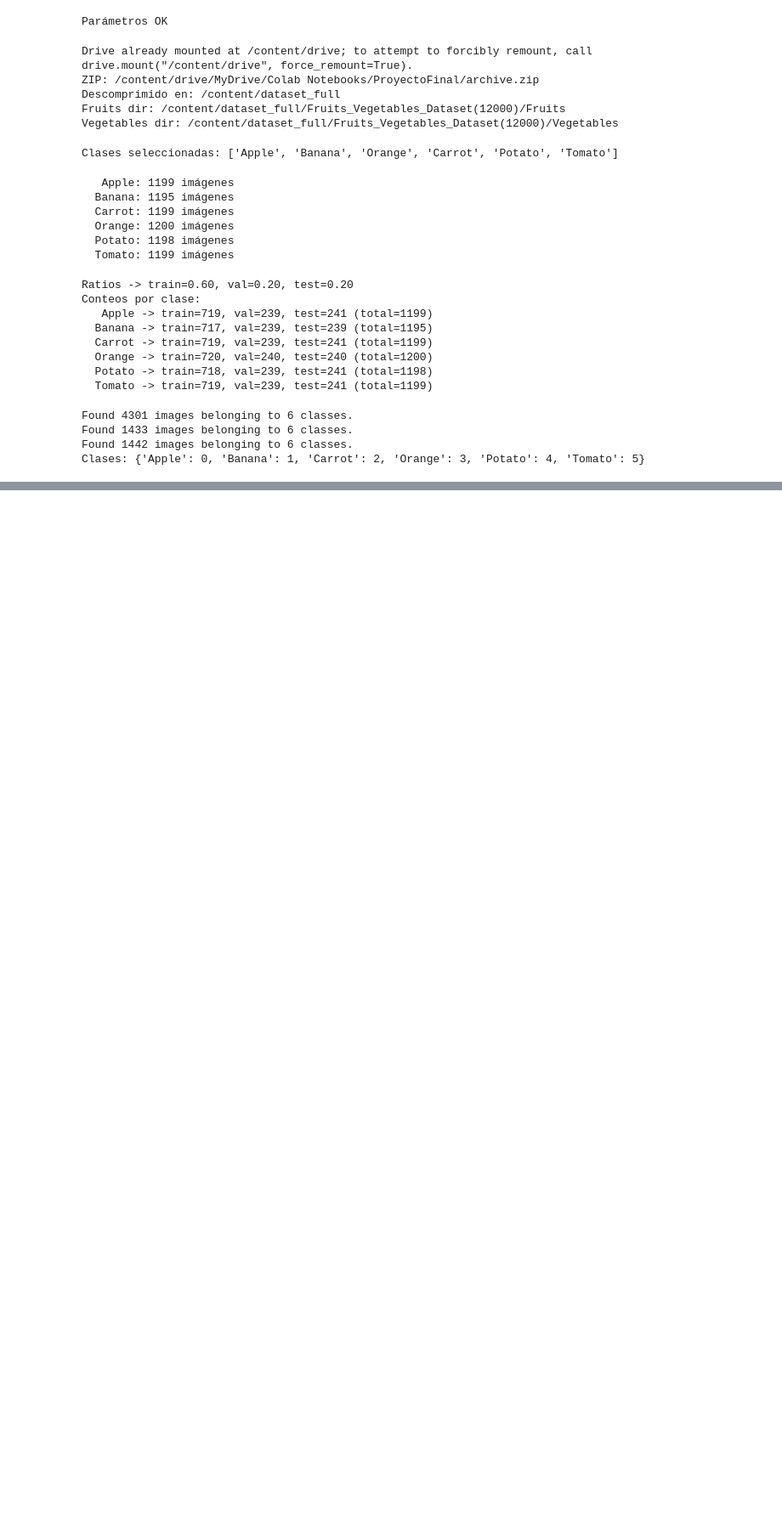
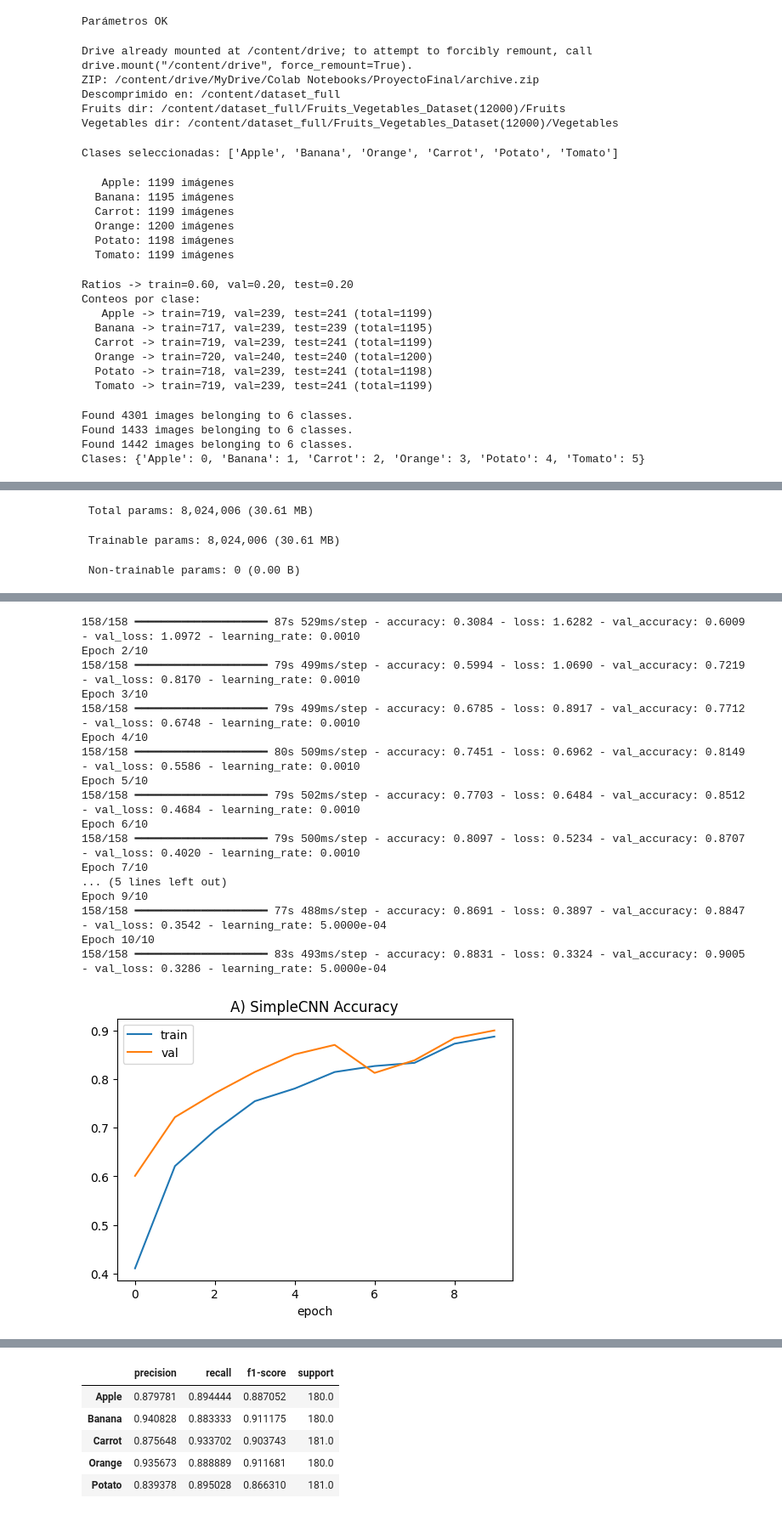
Before and after one commit to DanielCalderon97/Proyecto_Final_Text_Minning_Image, a Jupyter notebook: ProyectoFinal_Parte2.ipynb, the cells around one changed output, grey strips where cells are left out. Shown at 85% size. Cells and saved outputs as stored; diff of their text form; code cells hidden in the pictures; blank space fills up the shorter version.

```diff
--- a/ProyectoFinal_Parte2.ipynb
+++ b/ProyectoFinal_Parte2.ipynb
@@ -357,0 +477,33 @@ weighted avg       0.86      0.85      0.85      1442
+# %%
+# Modelo A (SimpleCNN)
+from tensorflow.keras import layers, models, optimizers
+
+channels = 3 if COLOR_MODE == "rgb" else 1
+input_shape = (IMG_SIZE[0], IMG_SIZE[1], channels)
+
+def build_simple_cnn(input_shape, num_classes):
+    x_in = layers.Input(shape=input_shape)
+    x = layers.Conv2D(32, 3, padding="same", activation="relu")(x_in)
+    x = layers.MaxPooling2D()(x)
+    x = layers.Conv2D(64, 3, padding="same", activation="relu")(x)
+    x = layers.MaxPooling2D()(x)
+    x = layers.Conv2D(128, 3, padding="same", activation="relu")(x)
+    x = layers.MaxPooling2D()(x)
+    x = layers.Flatten()(x)
+    x = layers.Dense(128, activation="relu")(x)
+    x = layers.Dropout(0.3)(x)
+    out = layers.Dense(num_classes, activation="softmax")(x)
+    return models.Model(x_in, out, name="SimpleCNN")
+
+model_A = build_simple_cnn(input_shape, num_classes)
+model_A.compile(optimizer=optimizers.Adam(1e-3), loss="categorical_crossentropy", metrics=["accuracy"])
+model_A.summary()
+
+hist_A = model_A.fit(train_gen, validation_data=val_gen, epochs=EPOCHS, callbacks=common_callbacks(), verbose=1)
+plot_curves(hist_A, "A) SimpleCNN")
+
+loss_A, acc_A, rep_A, cm_A = evaluate_model(model_A, test_gen, idx_to_class)
+print(f"A) SimpleCNN — Test Acc: {acc_A:.4f} | Loss: {loss_A:.4f}")
+plot_confusion(cm_A, idx_to_class, "A) SimpleCNN — Matriz de confusión")
+rep_A.head()
+# %% [output]
@@ -357,0 +528,3 @@ weighted avg       0.86      0.85      0.85      1442
+ Total params: 8,024,006 (30.61 MB)
+ Trainable params: 8,024,006 (30.61 MB)
+ Non-trainable params: 0 (0.00 B)
@@ -357,0 +533,18 @@ weighted avg       0.86      0.85      0.85      1442
+158/158 ━━━━━━━━━━━━━━━━━━━━ 87s 529ms/step - accuracy: 0.3084 - loss: 1.6282 - val_accuracy: 0.6009 - val_loss: 1.0972 - learning_rate: 0.0010
+Epoch 2/10
+158/158 ━━━━━━━━━━━━━━━━━━━━ 79s 499ms/step - accuracy: 0.5994 - loss: 1.0690 - val_accuracy: 0.7219 - val_loss: 0.8170 - learning_rate: 0.0010
+Epoch 3/10
+158/158 ━━━━━━━━━━━━━━━━━━━━ 79s 499ms/step - accuracy: 0.6785 - loss: 0.8917 - val_accuracy: 0.7712 - val_loss: 0.6748 - learning_rate: 0.0010
+Epoch 4/10
+158/158 ━━━━━━━━━━━━━━━━━━━━ 80s 509ms/step - accuracy: 0.7451 - loss: 0.6962 - val_accuracy: 0.8149 - val_loss: 0.5586 - learning_rate: 0.0010
+Epoch 5/10
+158/158 ━━━━━━━━━━━━━━━━━━━━ 79s 502ms/step - accuracy: 0.7703 - loss: 0.6484 - val_accuracy: 0.8512 - val_loss: 0.4684 - learning_rate: 0.0010
+Epoch 6/10
+158/158 ━━━━━━━━━━━━━━━━━━━━ 79s 500ms/step - accuracy: 0.8097 - loss: 0.5234 - val_accuracy: 0.8707 - val_loss: 0.4020 - learning_rate: 0.0010
+Epoch 7/10
+... (5 lines left out)
+Epoch 9/10
+158/158 ━━━━━━━━━━━━━━━━━━━━ 77s 488ms/step - accuracy: 0.8691 - loss: 0.3897 - val_accuracy: 0.8847 - val_loss: 0.3542 - learning_rate: 5.0000e-04
+Epoch 10/10
+158/158 ━━━━━━━━━━━━━━━━━━━━ 83s 493ms/step - accuracy: 0.8831 - loss: 0.3324 - val_accuracy: 0.9005 - val_loss: 0.3286 - learning_rate: 5.0000e-04
+[figure, added]
@@ -357,0 +554,6 @@ weighted avg       0.86      0.85      0.85      1442
+|  | precision | recall | f1-score | support |
+| Apple | 0.879781 | 0.894444 | 0.887052 | 180.0 |
+| Banana | 0.940828 | 0.883333 | 0.911175 | 180.0 |
+| Carrot | 0.875648 | 0.933702 | 0.903743 | 181.0 |
+| Orange | 0.935673 | 0.888889 | 0.911681 | 180.0 |
+| Potato | 0.839378 | 0.895028 | 0.866310 | 181.0 |
```
Also changed, not shown: parts of 12 cells of this notebook.
